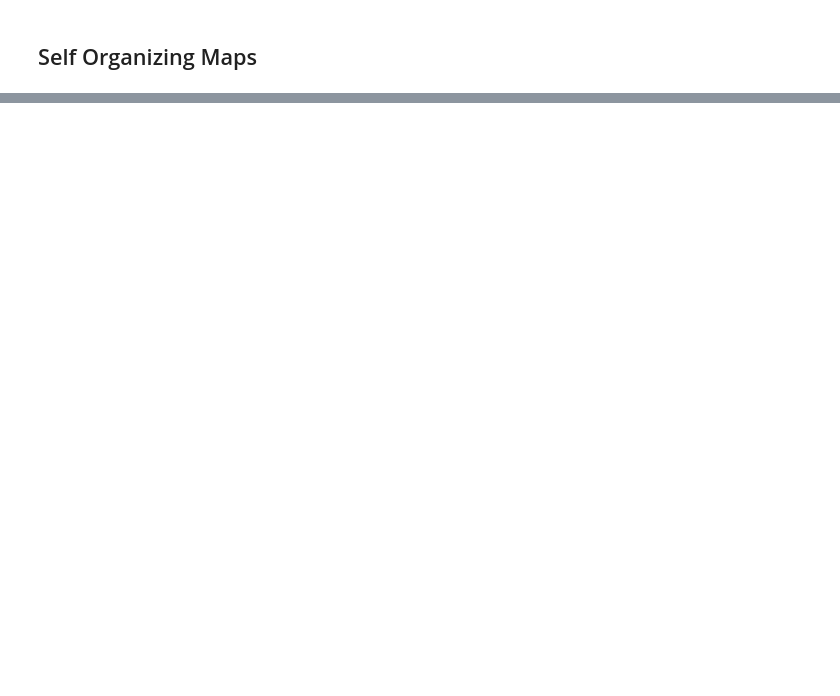
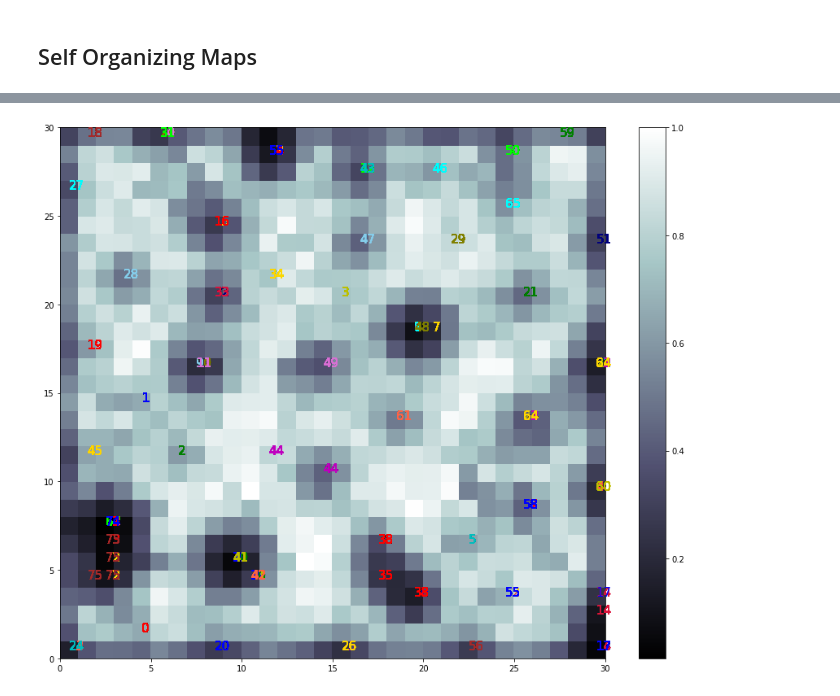
Before and after one commit to brandries/project_echo_clustering, a Jupyter notebook: clustering/Manifold learning.ipynb, the cells around one changed output, grey strips where cells are left out. Cells and saved outputs as stored; diff of their text form; code cells hidden in the pictures; blank space fills up the shorter version.

```diff
--- a/clustering/Manifold learning.ipynb
+++ b/clustering/Manifold learning.ipynb
@@ -113,6 +123,6 @@ skus = skus.astype(int)
 # %%
 from minisom import MiniSom
 # %%
-som = MiniSom(x=20, y=20, input_len=563, learning_rate=0.1)
+som = MiniSom(x=30, y=30, input_len=563, learning_rate=0.1)
 # %%
 X = X.values
@@ -121,4 +129,4 @@ AttributeError: 'numpy.ndarray' object has no attribute 'values'
 # %%
 som.random_weights_init(X)
-som.train_random(X, 500)
+som.train_random(X, 5000)
 # %%
@@ -126,18 +134,31 @@ from pylab import bone, pcolor, colorbar, plot, show
 # %%
+figure(figsize=(15,12))
 bone()
 pcolor(som.distance_map().T)
 colorbar()
 
-colors = ['r', 'b', 'g', 'y', 'b', 'c', 'm', 'gold',
-          'orange', 'skyblue', 'olive', 'orchid', 'lime',
-          'navy', 'crimson']
+colors = ['r', 'b', 'g', 'y', 'tomato', 'c', 'm', 'gold',
+          'cyan', 'skyblue', 'olive', 'orchid', 'lime',
+          'navy', 'crimson', 'gold', 'red', 'blue', 'brown',
+          'r', 'b', 'g', 'y', 'tomato', 'c', 'm', 'gold',
+          'cyan', 'skyblue', 'olive', 'orchid', 'lime',
+          'navy', 'crimson', 'gold', 'red', 'blue', 'brown',
+          'r', 'b', 'g', 'y', 'tomato', 'c', 'm', 'gold',
+          'cyan', 'skyblue', 'olive', 'orchid', 'lime',
+          'navy', 'crimson', 'gold', 'red', 'blue', 'brown',
+          'r', 'b', 'g', 'y', 'tomato', 'c', 'm', 'gold',
+          'cyan', 'skyblue', 'olive', 'orchid', 'lime',
+          'navy', 'crimson', 'gold', 'red', 'blue', 'brown',]
+wenners = []
 for i, j in enumerate(X):
+
     w = som.winner(j)
-    plot(w[0] + 0.5,
+    wenners.append(w)
+    text(w[0] + 0.5,
          w[1] + 0.5,
-         'o',
-         markeredgecolor = colors[skus[i]],
-        markerfacecolor = 'None',
-        markersize=10,
-        markeredgewidth=2)
+         skus[i],
+         color = colors[skus[i]],
+         fontsize=15)
 show()
+# %% [output]
+[figure, added]
```
Also changed, not shown: parts of 9 cells of this notebook, 1 other file.
